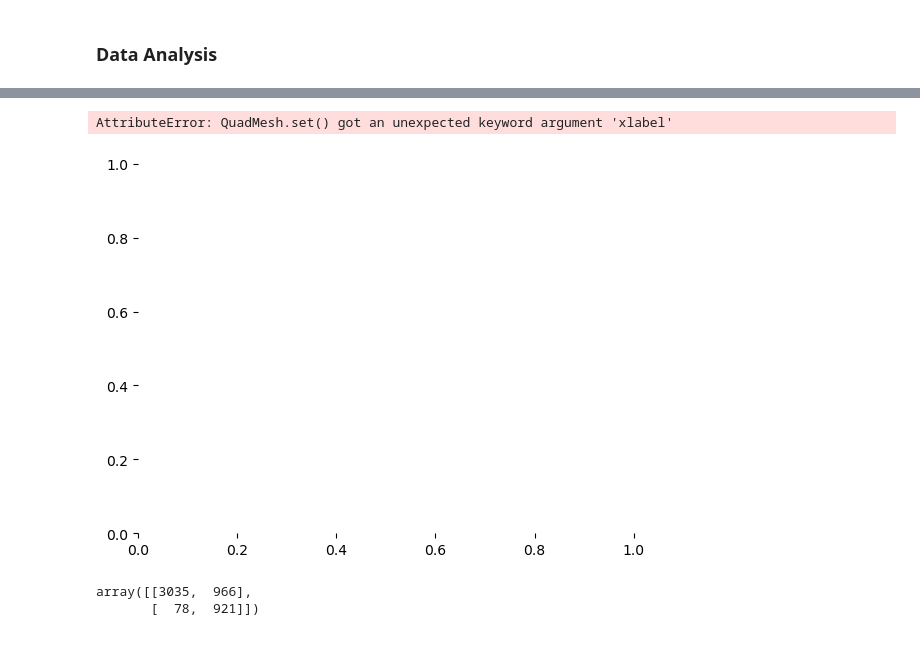
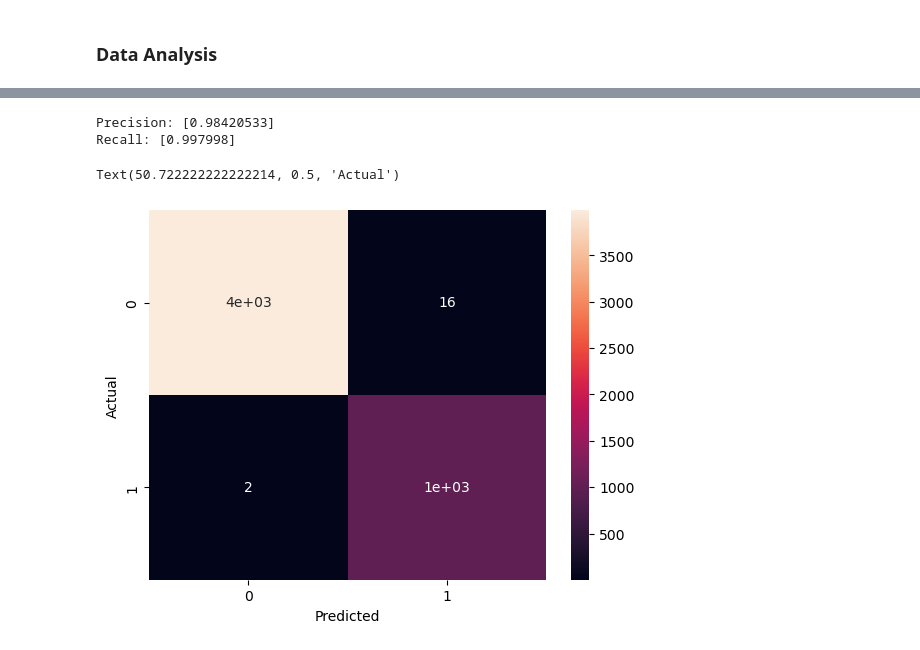
Before and after one commit to axel99andersson/control-systems-lib, a Jupyter notebook: eda.ipynb, the cells around one changed output, grey strips where cells are left out. Cells and saved outputs as stored; diff of their text form; code cells hidden in the pictures.

```diff
--- a/eda.ipynb
+++ b/eda.ipynb
@@ -295,5 +295,12 @@ array([0.50320036, 0.50027134, 0.00711447])
 ### Data Analysis
 # %%
 import pandas as pd
-df = pd.read_csv("./data/car_data_2025-01-2813:58:52.995259.csv")
+import numpy as np
+import seaborn as sns
+import matplotlib.pyplot as plt
+import os
+
+file = f"./data/{sorted(os.listdir("./data"))[-1]}"
+print(file)
+df = pd.read_csv(file)
 df.drop(labels=['Unnamed: 0'], axis=1, inplace=True)
@@ -324,0 +318,3 @@ df[df.attack]
+# %%
+df['abs_est_error'] = (df.vel - df.est_vel).apply(lambda x: np.abs(x))
+df.head()
@@ -325,21 +384,19 @@ df[df.attack]
 # %%
-FP = df[(df.attack == False) & (df.attack_pred == True)].count()
-TP = df[(df.attack == True) & (df.attack_pred == True)].count()
-FN = df[(df.attack == True) & (df.attack_pred == False)].count()
-TN = df[(df.attack == False) & (df.attack_pred == False)].count()
+FP = df[(df.attack == False) & (df.attack_pred == True)][['attack']].count().values
+TP = df[(df.attack == True) & (df.attack_pred == True)][['attack']].count().values
+FN = df[(df.attack == True) & (df.attack_pred == False)][['attack']].count().values
+TN = df[(df.attack == False) & (df.attack_pred == False)][['attack']].count().values
 
 from sklearn.metrics import confusion_matrix
 from seaborn import heatmap
-
+print(f"Precision: {TP / (TP+FP)}")
+print(f"Recall: {TP / (TP+FN)}")
 cm = confusion_matrix(df.attack, df.attack_pred)
 heatmap(data=cm, annot=True)
 plt.xlabel("Predicted")
 plt.ylabel("Actual")
 # %% [output]
-AttributeError: QuadMesh.set() got an unexpected keyword argument 'xlabel'
+Precision: [0.98420533]
+Recall: [0.997998]
+Text(50.722222222222214, 0.5, 'Actual')
-[figure, old version]
+[figure, new version]
-# %%
-cm
-# %% [output]
-array([[3035,  966],
-       [  78,  921]])
```
Also changed, not shown: parts of 39 cells of this notebook, 5 other files.
